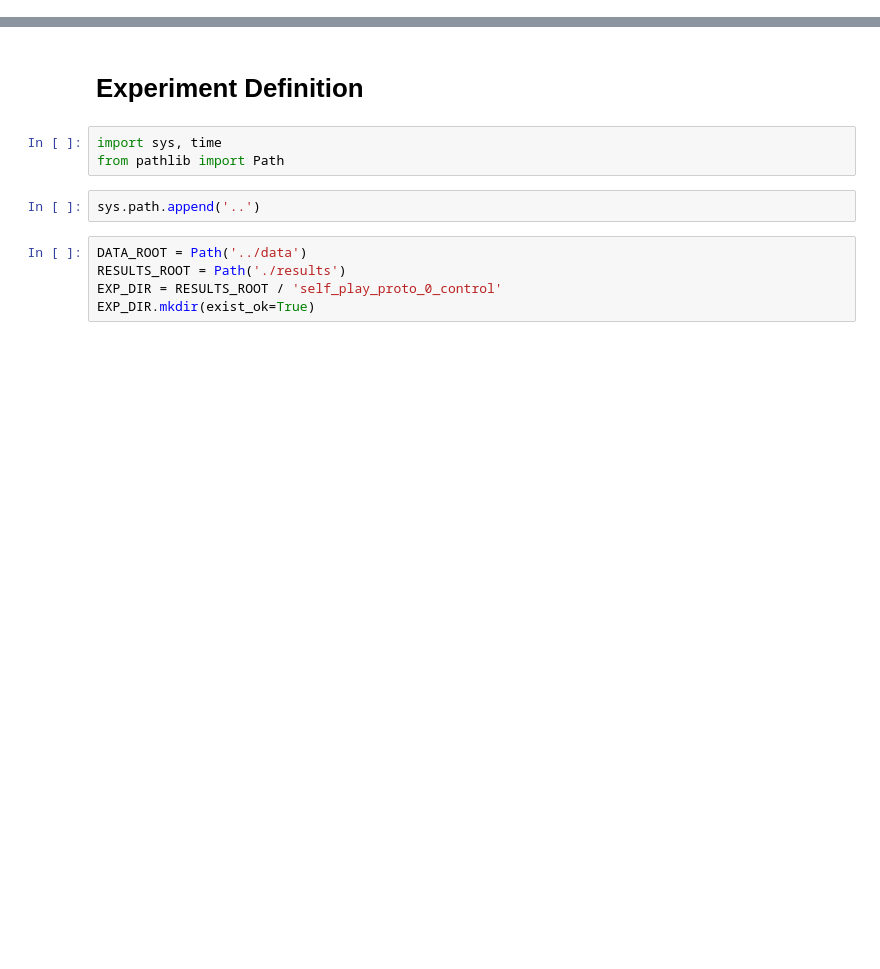
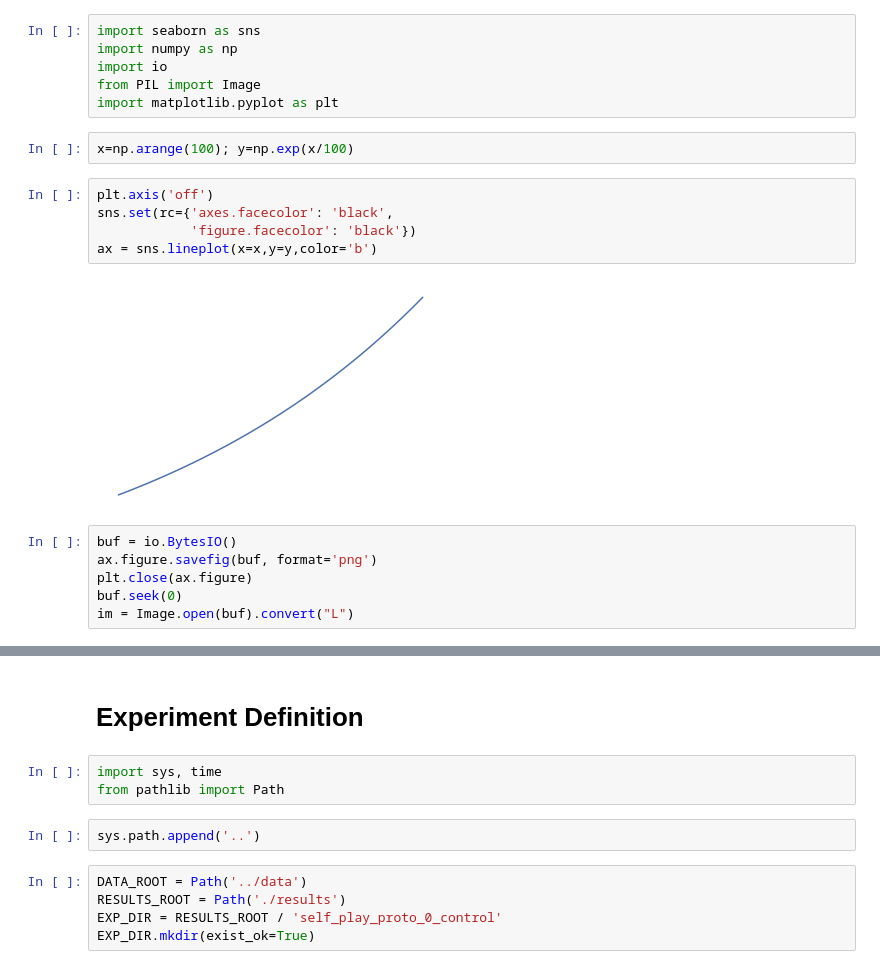
Before and after one commit to broadinstitute/AutoTrain, a Jupyter notebook: experiments/CompetitiveProto.ipynb, the cells around one changed output, grey strips where cells are left out. Saved outputs shown, nothing was run; the diff lists cells and outputs as text; blank space fills up the shorter version.

```diff
--- a/experiments/CompetitiveProto.ipynb
+++ b/experiments/CompetitiveProto.ipynb
@@ -0,0 +1,21 @@
+# %%
+import seaborn as sns
+import numpy as np
+import io
+from PIL import Image
+import matplotlib.pyplot as plt
+# %%
+x=np.arange(100); y=np.exp(x/100)
+# %%
+plt.axis('off')
+sns.set(rc={'axes.facecolor': 'black',
+            'figure.facecolor': 'black'})
+ax = sns.lineplot(x=x,y=y,color='b')
+# %% [output]
+[figure, added]
+# %%
+buf = io.BytesIO()
+ax.figure.savefig(buf, format='png')
+plt.close(ax.figure)
+buf.seek(0)
+im = Image.open(buf).convert("L")
```
Also changed, not shown: parts of 28 cells of this notebook, 1 other file.
